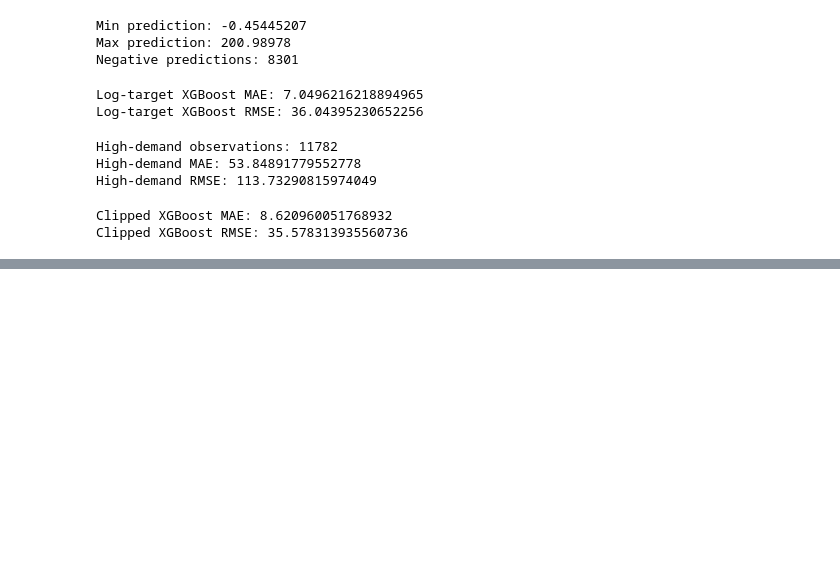
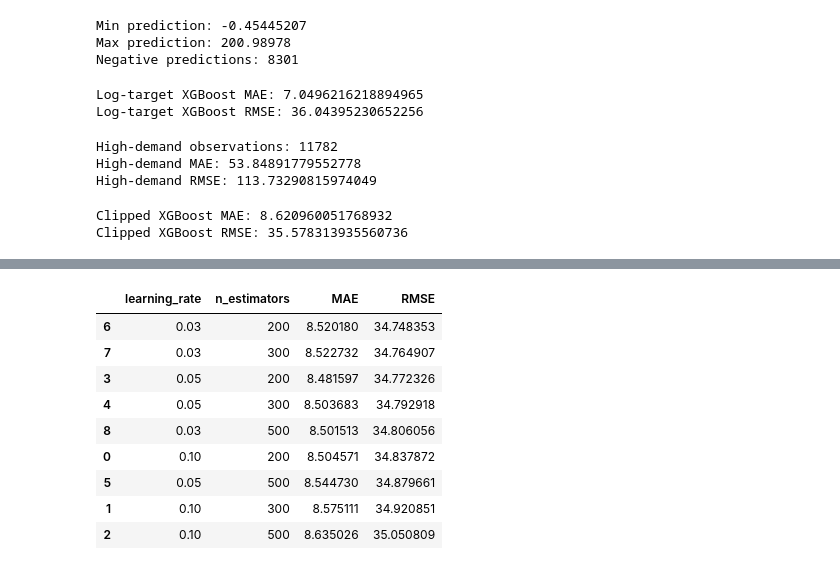
Before and after one commit to rajdeep-senapati/stocksense, a Jupyter notebook: notebooks/02_demand_forecasting.ipynb, the cells around one changed output, grey strips where cells are left out. Cells and saved outputs as stored; diff of their text form; code cells hidden in the pictures; blank space fills up the shorter version.

```diff
--- a/notebooks/02_demand_forecasting.ipynb
+++ b/notebooks/02_demand_forecasting.ipynb
@@ -466,0 +478,2 @@ Clipped XGBoost RMSE: 35.578313935560736
+# %%
+xgb_depth3.fit(X_train, y_train)
@@ -466,0 +504,13 @@ Clipped XGBoost RMSE: 35.578313935560736
+# %%
+xgb_depth5 = XGBRegressor(
+    n_estimators=300,
+    learning_rate=0.05,
+    max_depth=5,
+    subsample=0.8,
+    colsample_bytree=0.8,
+    objective="reg:squarederror",
+    random_state=42,
+    n_jobs=-1,
+)
+# %%
+xgb_depth5.fit(X_train, y_train)
@@ -466,0 +566,53 @@ Clipped XGBoost RMSE: 35.578313935560736
+# %%
+from xgboost import XGBRegressor
+from sklearn.metrics import mean_absolute_error, mean_squared_error
+
+param_grid = {"learning_rate": [0.10, 0.05, 0.03], "n_estimators": [200, 300, 500]}
+
+results = []
+
+for learning_rate in param_grid["learning_rate"]:
+    for n_estimators in param_grid["n_estimators"]:
+
+        model = XGBRegressor(
+            n_estimators=n_estimators,
+            learning_rate=learning_rate,
+            max_depth=3,
+            subsample=0.8,
+            colsample_bytree=0.8,
+            objective="reg:squarederror",
+            random_state=42,
+            n_jobs=-1,
+        )
+
+        model.fit(X_train, y_train)
+
+        predictions = model.predict(X_validation)
+
+        mae = mean_absolute_error(y_validation, predictions)
+
+        rmse = mean_squared_error(y_validation, predictions) ** 0.5
+
+        results.append(
+            {
+                "learning_rate": learning_rate,
+                "n_estimators": n_estimators,
+                "MAE": mae,
+                "RMSE": rmse,
+            }
+        )
+
+results_df = pd.DataFrame(results)
+
+results_df.sort_values("RMSE")
+# %% [output]
+|  | learning_rate | n_estimators | MAE | RMSE |
+| 6 | 0.03 | 200 | 8.520180 | 34.748353 |
+| 7 | 0.03 | 300 | 8.522732 | 34.764907 |
+| 3 | 0.05 | 200 | 8.481597 | 34.772326 |
+| 4 | 0.05 | 300 | 8.503683 | 34.792918 |
+| 8 | 0.03 | 500 | 8.501513 | 34.806056 |
+| 0 | 0.10 | 200 | 8.504571 | 34.837872 |
+| 5 | 0.05 | 500 | 8.544730 | 34.879661 |
+| 1 | 0.10 | 300 | 8.575111 | 34.920851 |
+| 2 | 0.10 | 500 | 8.635026 | 35.050809 |
```
Also changed, not shown: parts of 7 cells of this notebook.
